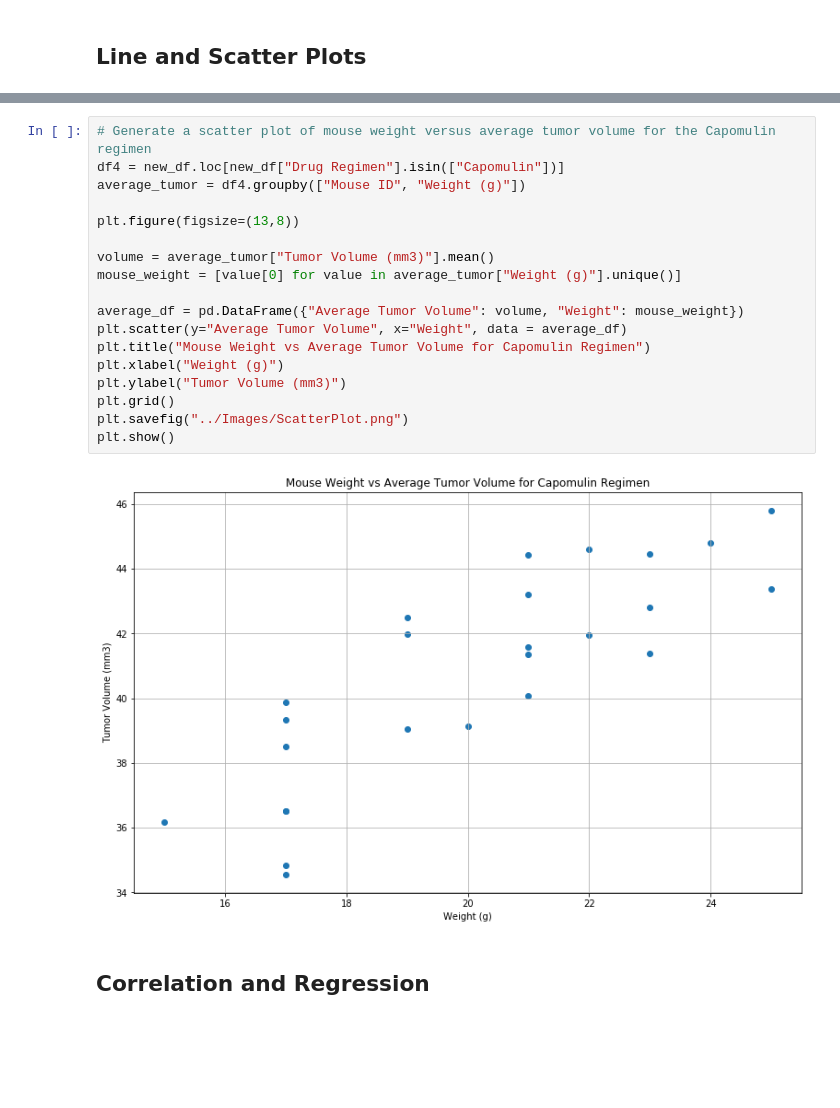
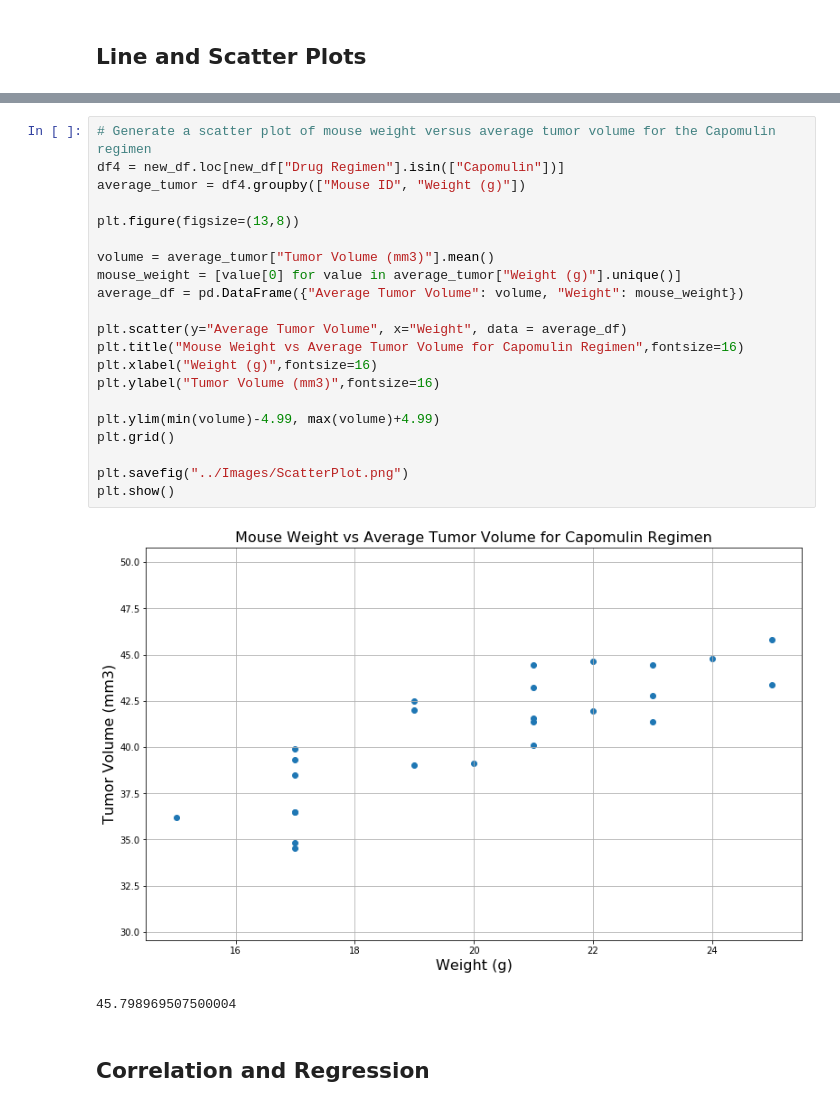
Before and after one commit to yaitouny/SMU_homework, a Jupyter notebook: 05-Matplotlib/Matplotlob - The Power of Plots/Pymaceuticals/pymaceuticals_starter.ipynb, the cells around one changed output, grey strips where cells are left out. Drawn from its saved outputs; the diff is of its cells as text; blank space fills up the shorter version.

```diff
--- a/05-Matplotlib/Matplotlob - The Power of Plots/Pymaceuticals/pymaceuticals_starter.ipynb
+++ b/05-Matplotlib/Matplotlob - The Power of Plots/Pymaceuticals/pymaceuticals_starter.ipynb
@@ -281,23 +287,27 @@ Text(0.5, 1.0, 'Timepoint vs Tumor Volume with Capomulin Treatment')
 # %%
 # Generate a scatter plot of mouse weight versus average tumor volume for the Capomulin regimen
 df4 = new_df.loc[new_df["Drug Regimen"].isin(["Capomulin"])]
 average_tumor = df4.groupby(["Mouse ID", "Weight (g)"])
 
 plt.figure(figsize=(13,8))
 
 volume = average_tumor["Tumor Volume (mm3)"].mean()
 mouse_weight = [value[0] for value in average_tumor["Weight (g)"].unique()]
+average_df = pd.DataFrame({"Average Tumor Volume": volume, "Weight": mouse_weight})
 
-average_df = pd.DataFrame({"Average Tumor Volume": volume, "Weight": mouse_weight})
 plt.scatter(y="Average Tumor Volume", x="Weight", data = average_df)
-plt.title("Mouse Weight vs Average Tumor Volume for Capomulin Regimen")
-plt.xlabel("Weight (g)")
-plt.ylabel("Tumor Volume (mm3)")
+plt.title("Mouse Weight vs Average Tumor Volume for Capomulin Regimen",fontsize=16)
+plt.xlabel("Weight (g)",fontsize=16)
+plt.ylabel("Tumor Volume (mm3)",fontsize=16)
+
+plt.ylim(min(volume)-4.99, max(volume)+4.99)
 plt.grid()
+
 plt.savefig("../Images/ScatterPlot.png")
 plt.show()
 # %% [output]
-[figure, old version]
+[figure, new version]
+45.798969507500004
 # %% [markdown]
 ## Correlation and Regression
 # %%
```
Also changed, not shown: parts of 11 cells of this notebook, 4 other files.
